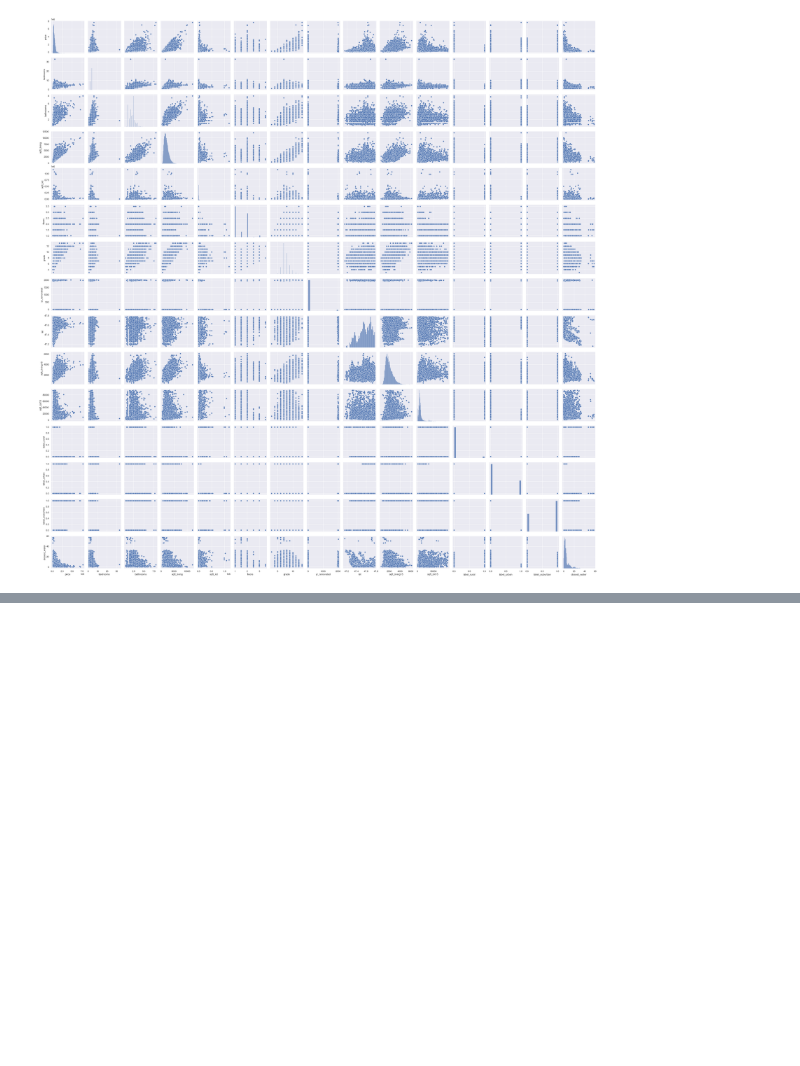
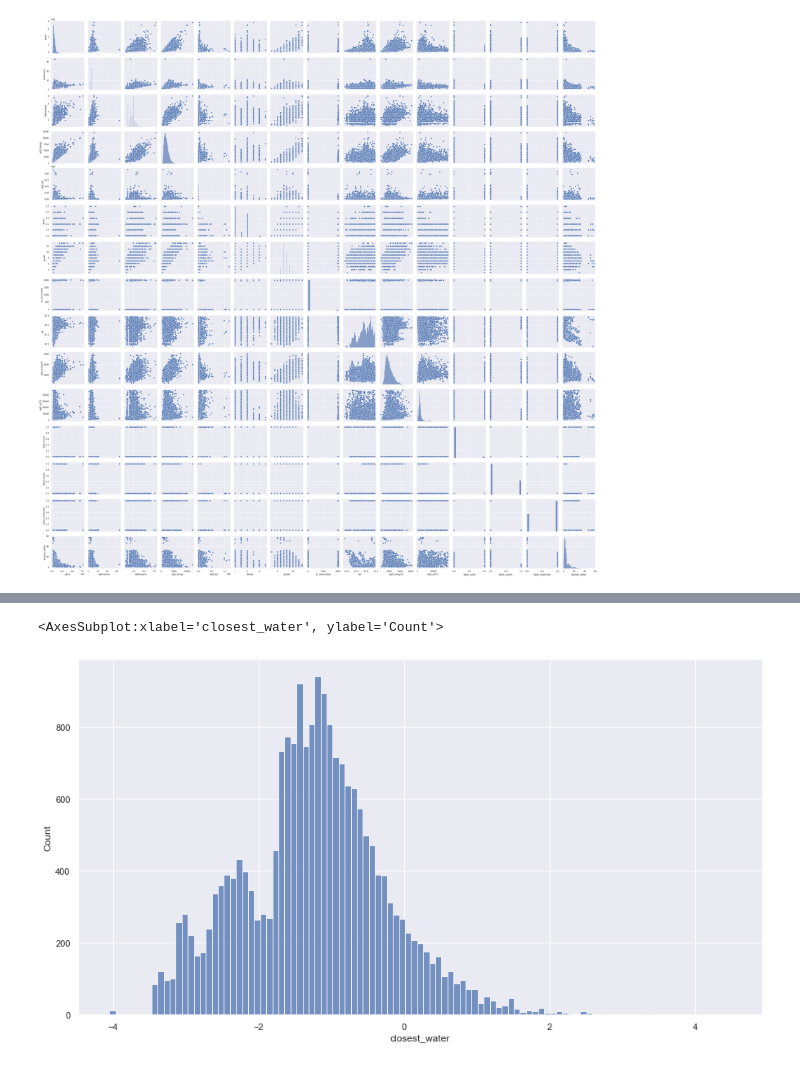
Before and after one commit to soohojp/Phase2_Project, a Jupyter notebook: Notebook.ipynb, the cells around one changed output, grey strips where cells are left out. Cells and saved outputs as stored; diff of their text form; code cells hidden in the pictures; blank space fills up the shorter version.

```diff
--- a/Notebook.ipynb
+++ b/Notebook.ipynb
@@ -114,0 +193,7 @@ sns.pairplot(df[metrics_list])
+# %%
+df2 = df[df['closest_water'] != 0].copy()
+# %%
+sns.histplot(np.log(1/df2['closest_water']))
+# %% [output]
+<AxesSubplot:xlabel='closest_water', ylabel='Count'>
+[figure, added]
```
Also changed, not shown: parts of 24 cells of this notebook.
